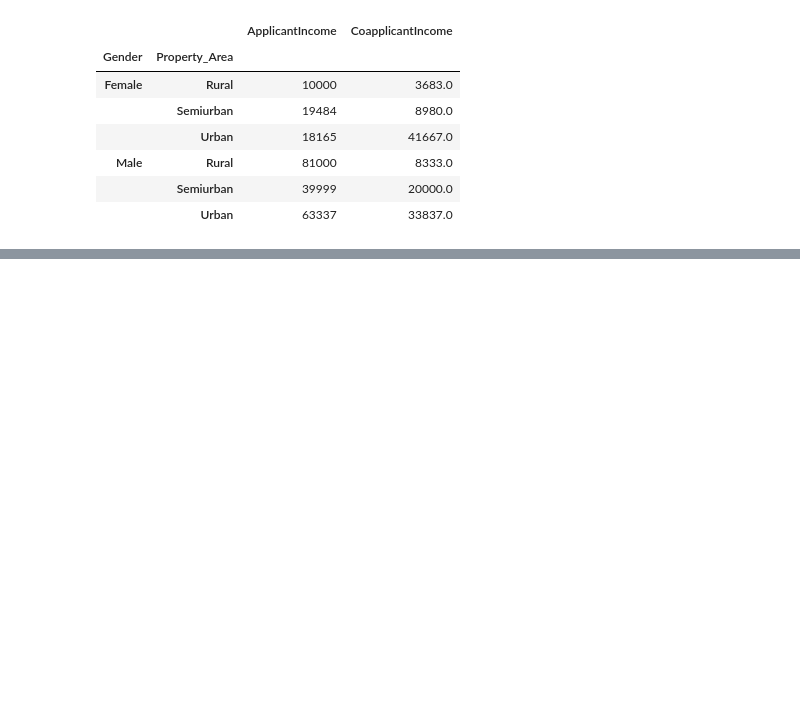
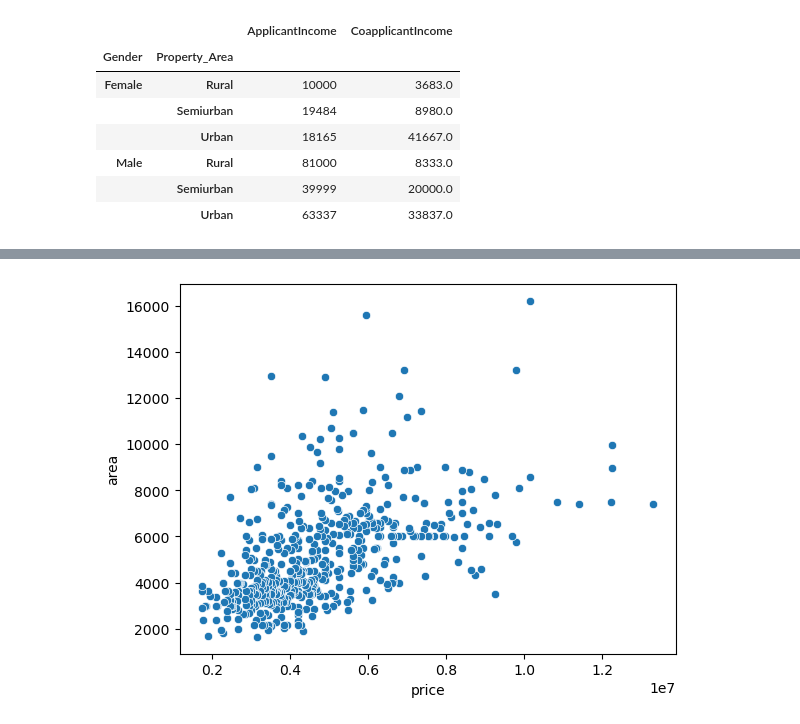
Before and after one commit to Masireddyvamshi/Exploratory_Data_Analysis, a Jupyter notebook: classNotes.ipynb, the cells around one changed output, grey strips where cells are left out. Drawn from its saved outputs; the diff is of its cells as text; code cells hidden in the pictures; blank space fills up the shorter version.

```diff
--- a/classNotes.ipynb
+++ b/classNotes.ipynb
@@ -121,0 +228,5 @@ df.groupby(["Gender","Property_Area"])[['ApplicantIncome','CoapplicantIncome']].
+# %%
+sns.scatterplot(x='price',y='area',data=df2)
+plt.show()
+# %% [output]
+[figure, added]
```
Also changed, not shown: parts of 23 cells of this notebook.
